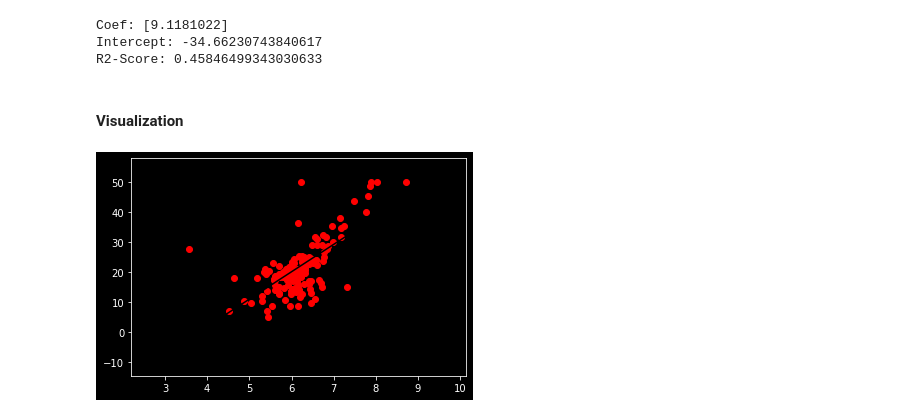
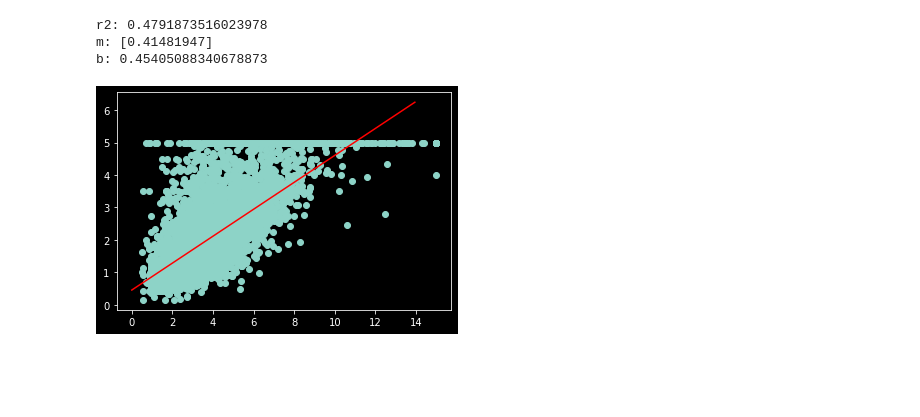
Before and after one commit to franneck94/UdemyML, a Jupyter notebook: Chapter05_Regression/LinRegImplementation/LinRegVis.ipynb, the cells around one changed output. Drawn from its saved outputs; the diff is of its cells as text; code cells hidden in the pictures; blank space fills up the shorter version.

```diff
--- a/Chapter05_Regression/LinRegImplementation/LinRegVis.ipynb
+++ b/Chapter05_Regression/LinRegImplementation/LinRegVis.ipynb
@@ -55,8 +47,9 @@ dataset = fetch_california_housing()
 # %%
 class LinearRegression:
-    def __init__(self) -> None:
+    def __init__(self, use_intercept: bool = True) -> None:
         self.coef_: np.ndarray = None
         self.intercept_: np.ndarray = None
+        self.use_intercept = use_intercept
 
     def _add_intercept(self, x: np.ndarray) -> np.ndarray:
         intercepts = np.ones(shape=(x.shape[0]))
@@ -64,23 +57,18 @@ class LinearRegression:
         return x
 
     def fit(self, x: np.ndarray, y: np.ndarray) -> None:
-        x = self._add_intercept(x)
+        if self.use_intercept:
+            x = self._add_intercept(x)
         inner = np.dot(x.T, x)
         inv = np.linalg.inv(inner)
         beta = np.dot(np.dot(inv, x.T), y)
         self.intercept_ = beta[0]
         self.coef_ = beta[1:]
 
-    def predict(self, x: np.ndarray) -> np.ndarray:
-        y_pred = np.array(
-            [np.dot(self.coef_.T, xi) + self.intercept_ for xi in x]
-        )
+    def predict(self, x: np.ndarray) -> None:
+        y_pred = x * self.coef_ + self.intercept_
         return y_pred
 
-    def score(self, x: np.ndarray, y: np.ndarray) -> float:
+    def score(self, x: np.ndarray, y: np.ndarray) -> None:
         y_pred = self.predict(x)
-        y_mean = np.mean(y, axis=0)
-        frac1 = np.sum([(y[i] - y_pred[i]) ** 2 for i in range(len(y))])
-        frac2 = np.sum([(y[i] - y_mean) ** 2 for i in range(len(y))])
-        r2_score = 1.0 - frac1 / frac2
-        return r2_score
+        return r2_score(y, y_pred)
@@ -87,36 +78,33 @@ class LinearRegression:
 # %%
-x = dataset.data[:, 5:6]
+x = dataset.data[:, [0]]
 y = dataset.target
 
 x_train, x_test, y_train, y_test = train_test_split(x, y, test_size=0.3)
 # %%
 regr = LinearRegression()
 regr.fit(x_train, y_train)
-r2_score = regr.score(x_test, y_test)
+r2 = regr.score(x_test, y_test)
 
-print(f"Coef: {regr.coef_}")
-print(f"Intercept: {regr.intercept_}")
-print(f"R2-Score: {r2_score}")
+print(f"r2: {r2}")
+print(f"m: {regr.coef_}")
+print(f"b: {regr.intercept_}")
 # %% [output]
-Coef: [9.1181022]
-Intercept: -34.66230743840617
-R2-Score: 0.45846499343030633
+r2: 0.4791873516023978
+m: [0.41481947]
+b: 0.45405088340678873
-# %% [markdown]
-#### Visualization
-# %%
-def plot_regressor(
-    regr: LinearRegression, x_test: np.ndarray, y_test: np.ndarray
-) -> None:
-    x1 = np.min(x) - 1
-    x2 = np.max(x) + 1
-    y_pred = regr.predict([x1, x2])
-    y1, y2 = y_pred
-    plt.plot((x1, x2), (y1, y2), color="black")
-    plt.scatter(x_test, y_test, color="red")
-    plt.show()
+# %%
+def plot_regressor(
+    x: np.ndarray, y: np.ndarray, regr: LinearRegression
+) -> None:
+    x_values = np.arange(start=0.0, stop=14.0, step=0.05).reshape((-1, 1))
+    y_values = regr.predict(x_values)
+
+    plt.scatter(x, y)
+    plt.plot(x_values, y_values, color="red")
+    plt.show()
 # %%
-plot_regressor(regr, x_test, y_test)
+plot_regressor(x_test, y_test, regr)
 # %% [output]
-[figure, old version]
+[figure, new version]
 # %%
 def plot_residuals(
```
Also changed, not shown: parts of 9 cells of this notebook, 1 other file.
